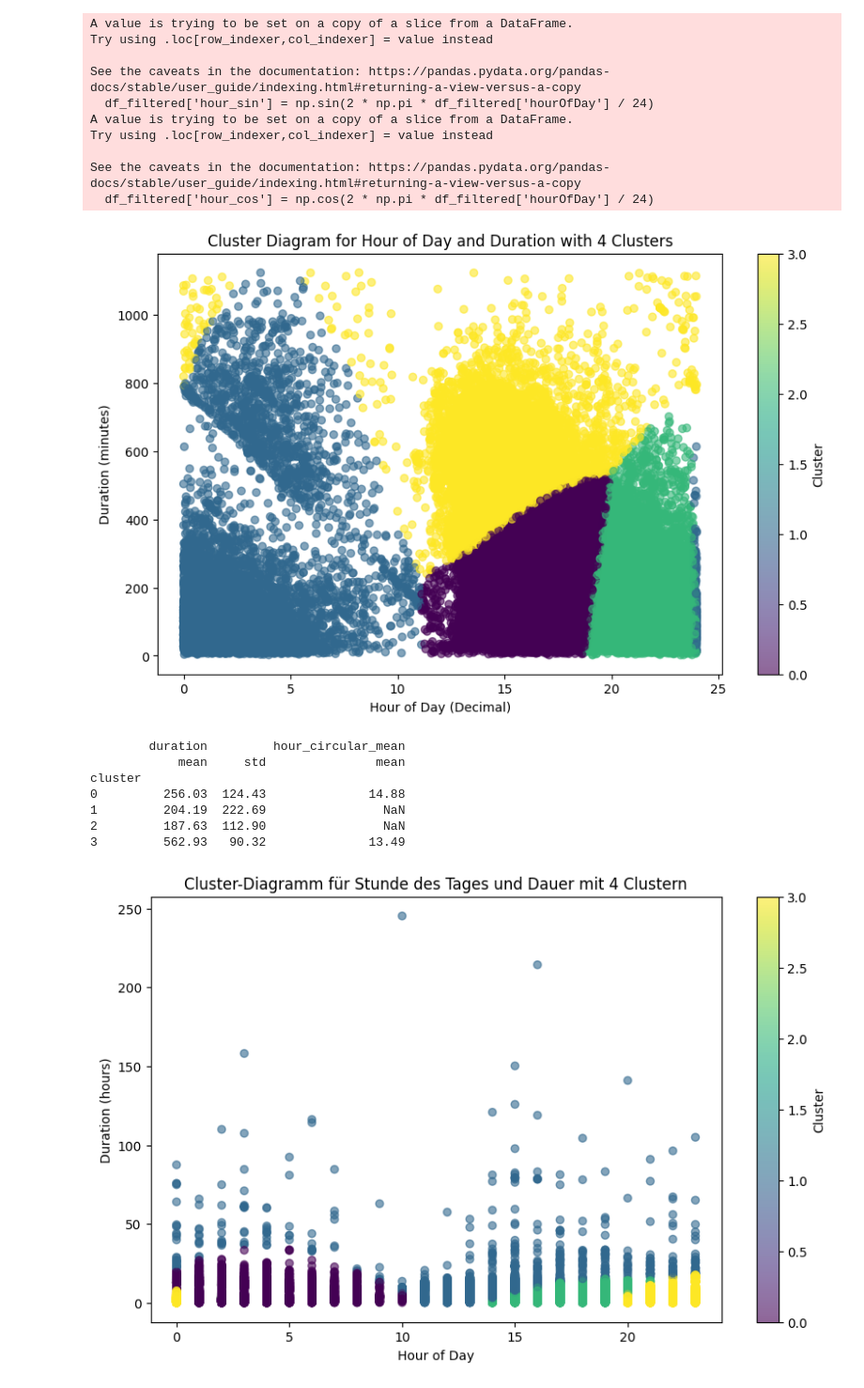
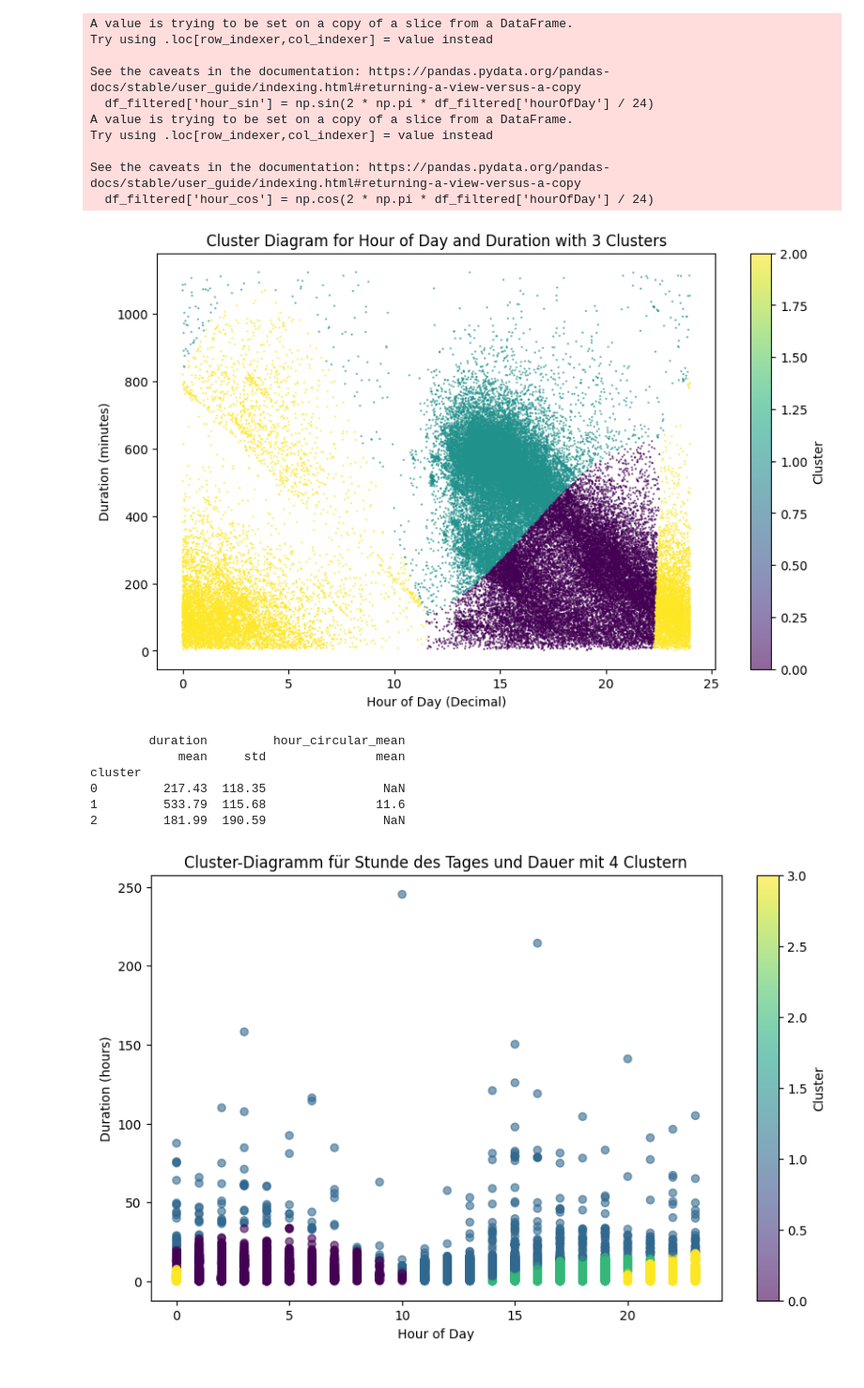
Before and after one commit to czwiessler/AAEnergizer, a Jupyter notebook: 3/Cluster Analysis with Elbow Method.ipynb, the cells around one changed output. Shown: that part at 94% size. Cells and saved outputs as stored; diff of their text form; code cells hidden in the pictures.

```diff
--- a/3/Cluster Analysis with Elbow Method.ipynb
+++ b/3/Cluster Analysis with Elbow Method.ipynb
@@ -37,7 +37,7 @@ scaler = StandardScaler()
 scaled_features = scaler.fit_transform(df_filtered[['duration', 'hour_sin', 'hour_cos']])
 
 # KMeans clustering with 4 clusters
-n_clusters = 4
+n_clusters = 3
 kmeans = KMeans(n_clusters=n_clusters, random_state=42)
 df_filtered['cluster'] = kmeans.fit_predict(scaled_features)
 
@@ -45,7 +45,8 @@ df_filtered['cluster'] = kmeans.fit_predict(scaled_features)
 plt.figure(figsize=(10, 6))
 
 # Plot for hourOfDay on the x-axis and duration on the y-axis
-plt.scatter(df_filtered['hourOfDay'], df_filtered['duration'], c=df_filtered['cluster'], cmap='viridis', alpha=0.6)
+plt.scatter(df_filtered['hourOfDay'], df_filtered['duration'], c=df_filtered['cluster'], cmap='viridis', alpha=0.6, s=.5)
+
 
 # Add labels
 plt.xlabel('Hour of Day (Decimal)')
@@ -62,41 +63,40 @@ plt.show()
 def calculate_circular_mean(hour_sin, hour_cos):
     mean_sin = np.mean(hour_sin)
     mean_cos = np.mean(hour_cos)
     mean_angle = np.arctan2(mean_sin, mean_cos)
     mean_hour = (mean_angle * 24 / (2 * np.pi)) % 24
     return mean_hour
 
 # Calculate circular mean for each cluster
 df_filtered['hour_circular_mean'] = df_filtered.groupby('cluster').apply(
     lambda group: calculate_circular_mean(group['hour_sin'], group['hour_cos'])
 ).reset_index(level=0, drop=True)
 
 # Output cluster statistics
 cluster_stats = df_filtered.groupby('cluster').agg({
     'duration': ['mean', 'std'],
     'hour_circular_mean': ['mean']
 }).round(2)
 
 print(cluster_stats)
 # %% [output]
 A value is trying to be set on a copy of a slice from a DataFrame.
 Try using .loc[row_indexer,col_indexer] = value instead
 
 See the caveats in the documentation: https://pandas.pydata.org/pandas-docs/stable/user_guide/indexing.html#returning-a-view-versus-a-copy
   df_filtered['hour_sin'] = np.sin(2 * np.pi * df_filtered['hourOfDay'] / 24)
 A value is trying to be set on a copy of a slice from a DataFrame.
 Try using .loc[row_indexer,col_indexer] = value instead
 
 See the caveats in the documentation: https://pandas.pydata.org/pandas-docs/stable/user_guide/indexing.html#returning-a-view-versus-a-copy
   df_filtered['hour_cos'] = np.cos(2 * np.pi * df_filtered['hourOfDay'] / 24)
-[figure, old version]
+[figure, new version]
         duration         hour_circular_mean
             mean     std               mean
 cluster
-0         256.03  124.43              14.88
-1         204.19  222.69                NaN
-2         187.63  112.90                NaN
-3         562.93   90.32              13.49
+0         217.43  118.35                NaN
+1         533.79  115.68               11.6
+2         181.99  190.59                NaN
 # %%
 import pandas as pd
 from sklearn.preprocessing import StandardScaler
```
Also changed, not shown: 10 other files.
